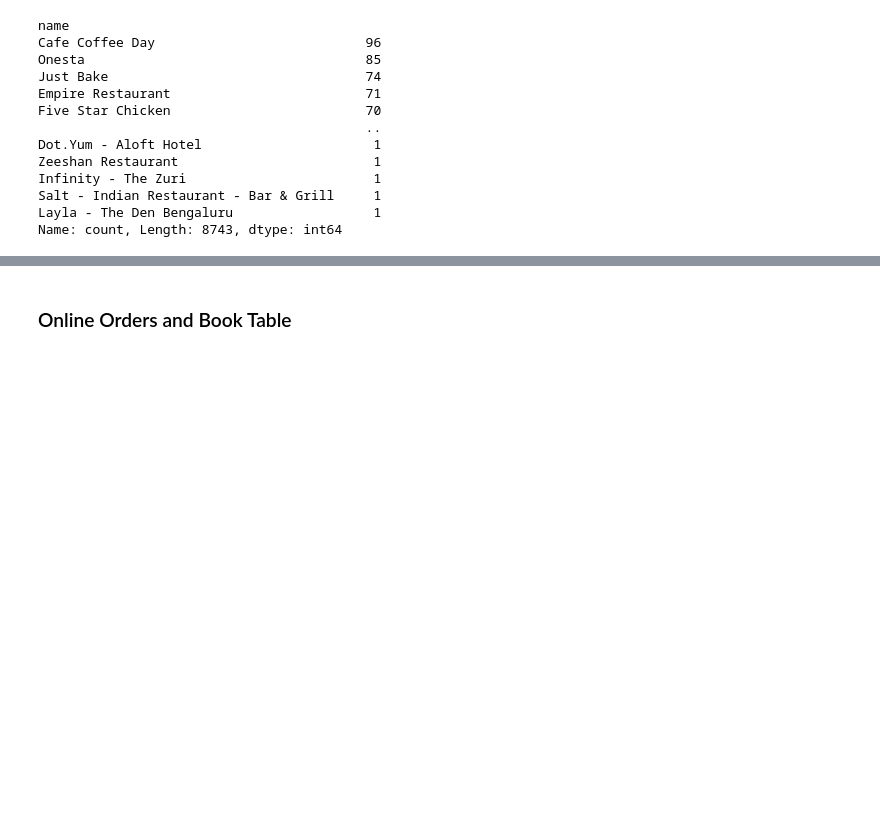
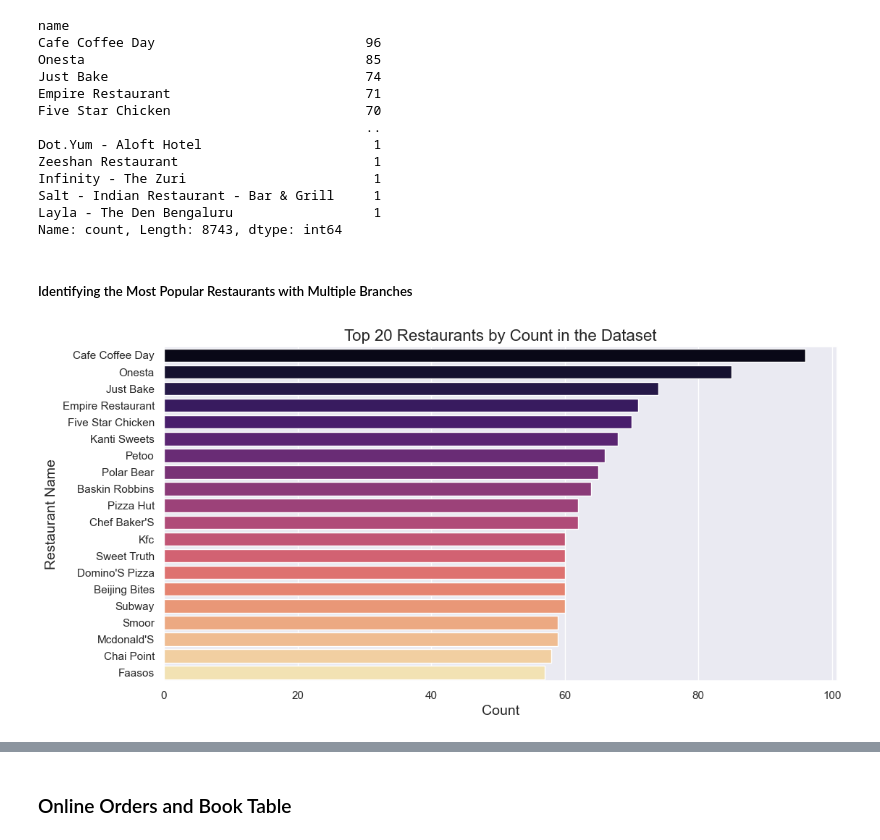
Before and after one commit to danyadanish/Data-Engineering-and-Visualisation, a Jupyter notebook: data.ipynb, the cells around one changed output, grey strips where cells are left out. Saved outputs shown, nothing was run; the diff lists cells and outputs as text; code cells hidden in the pictures; blank space fills up the shorter version.

```diff
--- a/data.ipynb
+++ b/data.ipynb
@@ -146,3 +151,18 @@ Infinity - The Zuri                        1
 Salt - Indian Restaurant - Bar & Grill     1
 Layla - The Den Bengaluru                  1
 Name: count, Length: 8743, dtype: int64
+# %% [markdown]
+##### Identifying the Most Popular Restaurants with Multiple Branches
+# %%
+top_20_restaurants = data['name'].value_counts().nlargest(20)
+top_20_data = top_20_restaurants.reset_index()
+top_20_data.columns = ['name', 'count']
+
+plt.figure(figsize=(12, 6))
+sns.barplot(data=top_20_data, x='count', y='name', hue='name', palette='magma', orient='h')
+plt.title("Top 20 Restaurants by Count in the Dataset", fontsize=16)
+plt.xlabel("Count", fontsize=14)
+plt.ylabel("Restaurant Name", fontsize=14)
+plt.show()
+# %% [output]
+[figure, added]
```
Also changed, not shown: parts of 99 cells of this notebook.
